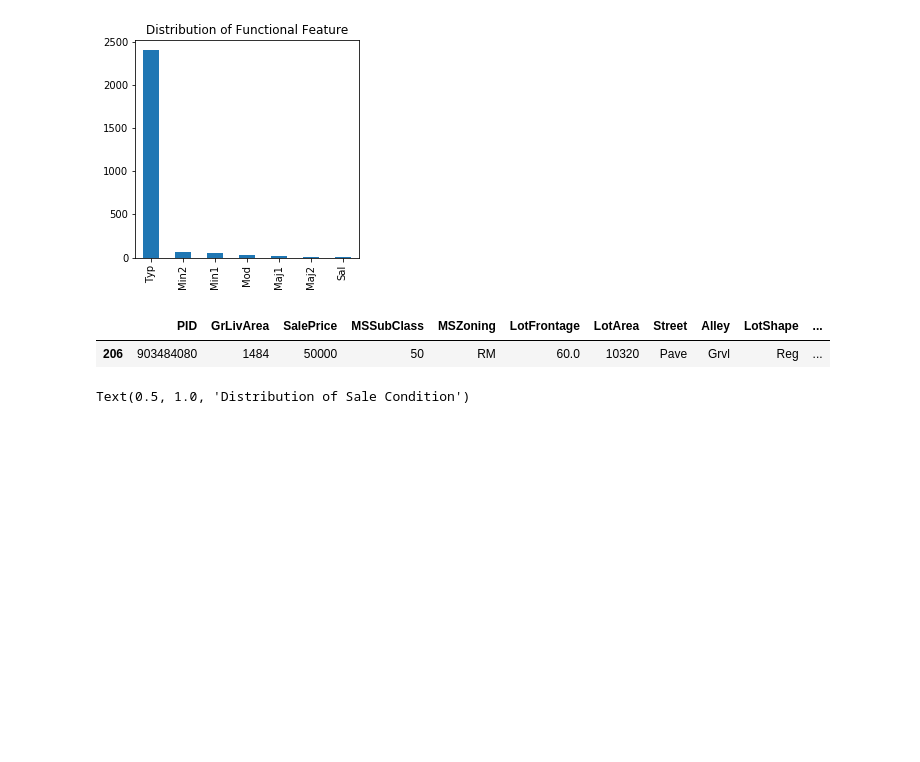
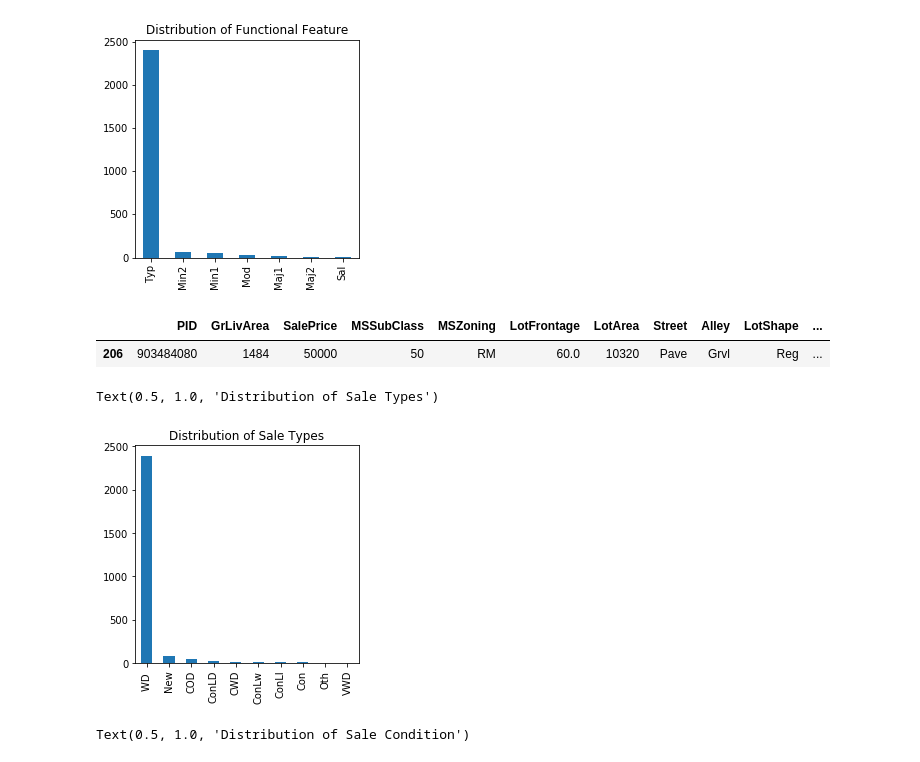
Before and after one commit to brandoncryu/ames_ml_project, a Jupyter notebook: EDA_Stephen.ipynb, the cells around one changed output. Drawn from its saved outputs; the diff is of its cells as text; code cells hidden in the pictures; blank space fills up the shorter version.

```diff
--- a/EDA_Stephen.ipynb
+++ b/EDA_Stephen.ipynb
@@ -99,6 +99,13 @@ housing[housing.Functional=='Sal']
 # %% [output]
 |  | PID | GrLivArea | SalePrice | MSSubClass | MSZoning | LotFrontage | LotArea | Street | Alley | LotShape | ... |
 | 206 | 903484080 | 1484 | 50000 | 50 | RM | 60.0 | 10320 | Pave | Grvl | Reg | ... |
+# %%
+plt.figure(figsize=(4,4))
+housing.SaleType.value_counts().plot(kind='bar')
+plt.title('Distribution of Sale Types')
+# %% [output]
+Text(0.5, 1.0, 'Distribution of Sale Types')
+[figure, added]
 # %%
 plt.figure(figsize=(4,4))
 housing.SaleCondition.value_counts().plot(kind='bar')
```
Also changed, not shown: parts of 21 cells of this notebook.
